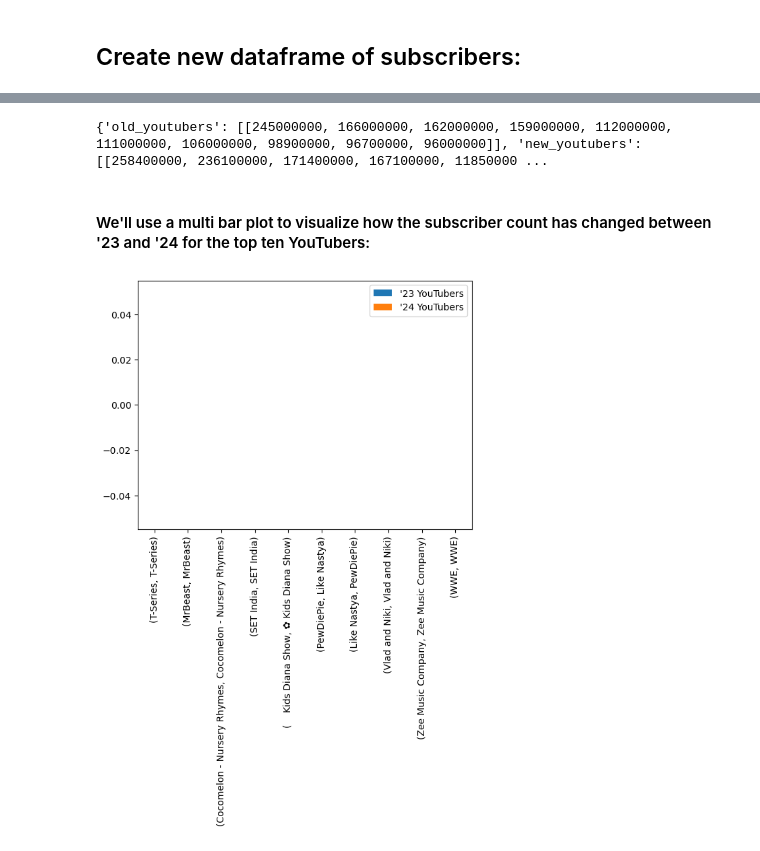
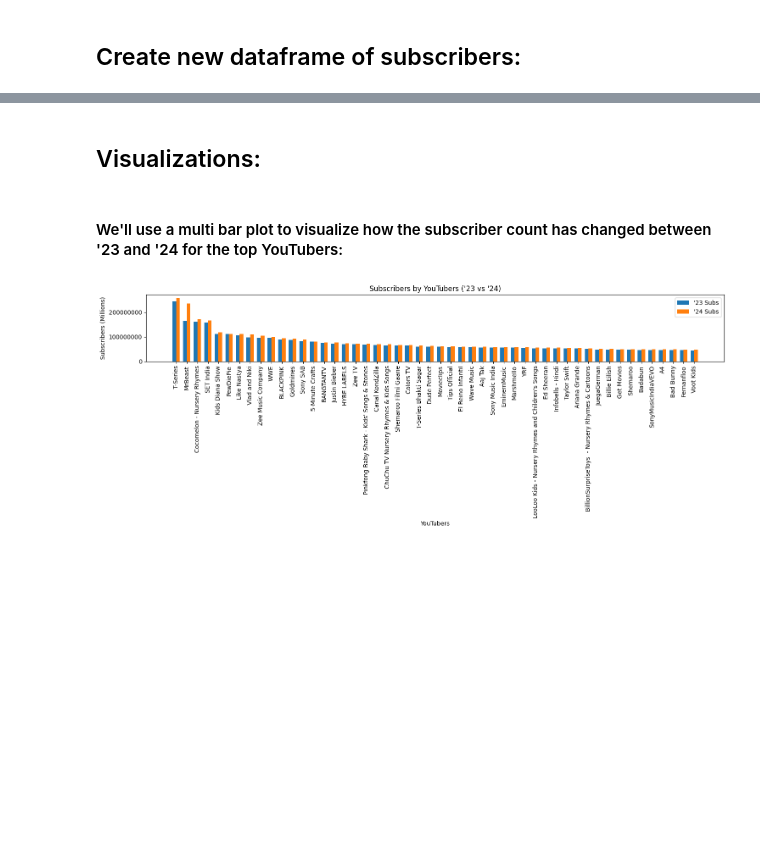
Before and after one commit to metguy/trending_youtubers, a Jupyter notebook: Combined_YouTuber_Analysis.ipynb, the cells around one changed output, grey strips where cells are left out. Saved outputs shown, nothing was run; the diff lists cells and outputs as text; code cells hidden in the pictures; blank space fills up the shorter version.

Commit message:
created grouped bar chart, updated jupyter notebooks with graph descriptions, and completed README section.

```diff
--- a/Combined_YouTuber_Analysis.ipynb
+++ b/Combined_YouTuber_Analysis.ipynb
@@ -131,7 +137,3 @@ df_subs_comb.head(5)
 #this dataframe will include the top 50 YouTubers
 #commented out the code below to avoid creating another subs_comb_stats csv file
 #df_subs_comb.to_csv('comb_datasets/subs_comb_stats.csv', index=False)
-# %%
-df_subs_comb.drop(df_subs_comb.index[range(10, 50)], axis=0, inplace=True)
-
-df_subs_comb.head(None)
@@ -166,10 +139,0 @@ print(new_youtubers)
-# %%
-#define dictionary of '23 and '24 YouTubers and their subscriber counts
-subs_in_year = {
-    "old_youtubers":[old_subs],
-    "new_youtubers": [new_subs]
-}
-
-print(subs_in_year)
-# %% [output]
-{'old_youtubers': [[245000000, 166000000, 162000000, 159000000, 112000000, 111000000, 106000000, 98900000, 96700000, 96000000]], 'new_youtubers': [[258400000, 236100000, 171400000, 167100000, 11850000 ...
@@ -178,17 +140,32 @@ print(subs_in_year)
+# %% [markdown]
+## Visualizations:
 # %% [markdown]
-#### We'll use a multi bar plot to visualize how the subscriber count has changed between '23 and '24 for the top ten YouTubers:
+#### We'll use a multi bar plot to visualize how the subscriber count has changed between '23 and '24 for the top YouTubers:
-# %%
-#make a data definition
-#sub_data = {"'23 YouTubers": [old_subs],
-        #"'24 YouTubers": [new_subs]}
-
-#create new dataframe of dictionary with youtubers as the list
-bar_chart_df = pd.DataFrame(subs_in_year,columns=["'23 YouTubers", "'24 YouTubers"], index = [old_youtubers, new_youtubers])
-
-#multiple bar chart
-bar_chart_df.plot.bar()
-
-#display the plot
-plt.show()
-# %% [output]
-[figure, removed]
+# %%
+# Data
+labels = df_subs_comb["'23 YouTubers"]
+subs_23 = df_subs_comb["'23 Subs"]
+subs_24 = df_subs_comb["'24 Subs"]
+
+x = np.arange(len(labels))  # the label locations
+width = 0.35  # the width of the bars
+
+fig, ax = plt.subplots(figsize=(15, 6))  # Adjust figsize as needed
+rects1 = ax.bar(x - width/2, subs_23, width, label="'23 Subs")
+rects2 = ax.bar(x + width/2, subs_24, width, label="'24 Subs")
+
+# Add some text for labels, title and custom x-axis tick labels, etc.
+ax.set_xlabel("YouTubers")
+ax.set_ylabel("Subscribers (Millions)")
+ax.set_title("Subscribers by YouTubers ('23 vs '24)")
+ax.set_xticks(x)
+ax.set_xticklabels(labels, rotation=90)
+ax.legend()
+
+plt.ticklabel_format(style='plain', axis='y')  # Remove scientific notation from y-axis
+
+plt.tight_layout()
+
+plt.show()
+# %% [output]
+[figure, added]
```
Also changed, not shown: parts of 10 cells of this notebook, 3 other files.
